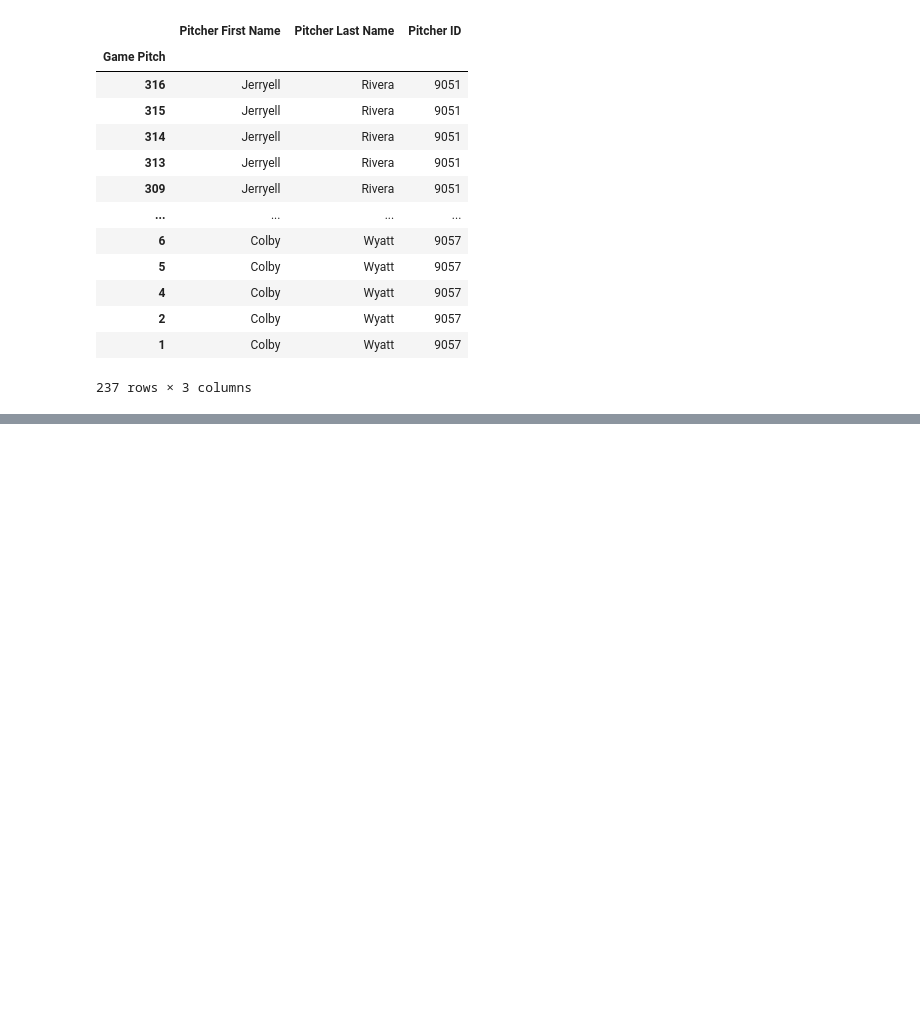
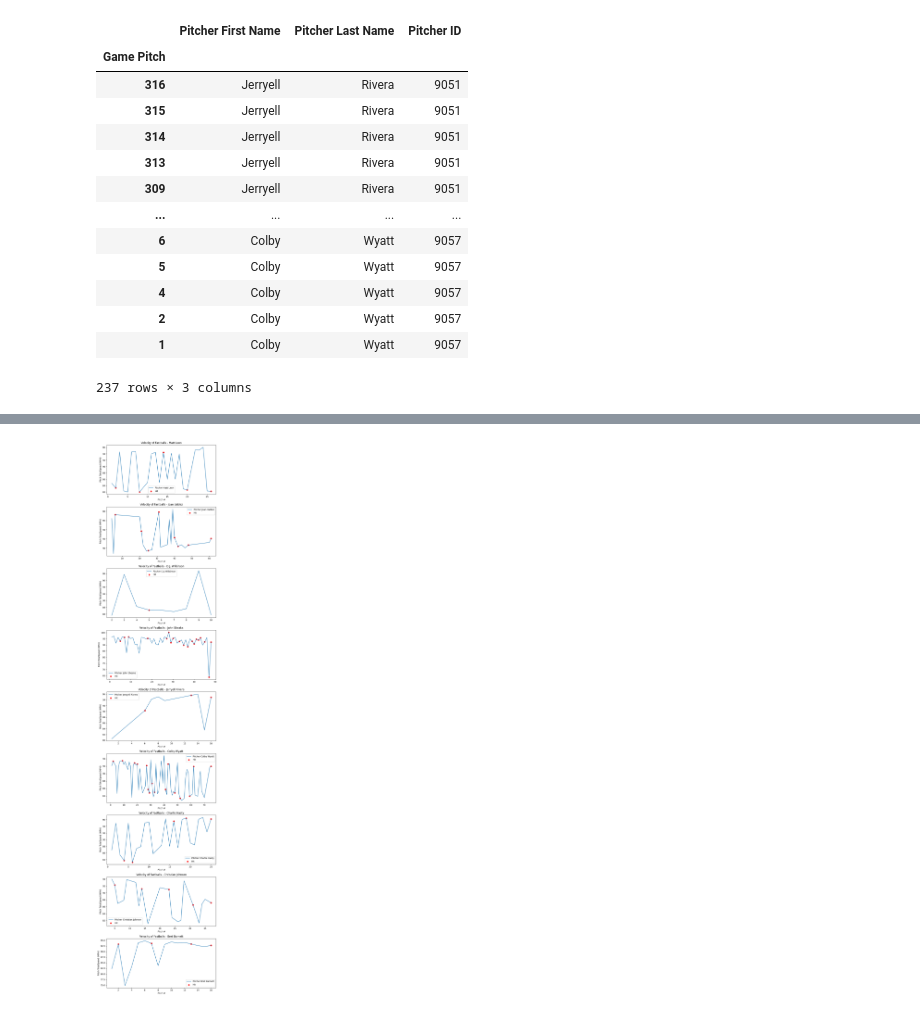
Before and after one commit to esantema/2023-Sioux-Falls-Canaries-Analytics, a Jupyter notebook: Game Analysis.ipynb, the cells around one changed output, grey strips where cells are left out. Saved outputs shown, nothing was run; the diff lists cells and outputs as text; code cells hidden in the pictures; blank space fills up the shorter version.

```diff
--- a/Game Analysis.ipynb
+++ b/Game Analysis.ipynb
@@ -77,5 +74,9 @@ pitchers
 # %%
 fastball = data[data['Pitch Type'] == 'FA']
 changeup = data[data['Pitch Type'] == 'CH']
+slider = data[data['Pitch Type'] == 'SL']
 pitch_types = data['Pitch Type']
 pitch_types_df = pd.DataFrame(pitch_types)
+
+for i, (pitcher_id, group) in enumerate(fastball.groupby('Pitcher ID')):
+    print('Pitcher ID', max('Pitch TotalSpeed(MPH)'))
@@ -82,17 +93,25 @@ pitch_types_df = pd.DataFrame(pitch_types)
 # %%
 num_pitchers = len(data['Pitcher ID'].unique())
 fig, axes = plt.subplots(nrows=num_pitchers, ncols=1, figsize=(8, 4 * num_pitchers))
 
 for i, (pitcher_id, group) in enumerate(data.groupby('Pitcher ID')):
     pitcher_first_name = pitchers.loc[pitchers['Pitcher ID'] == pitcher_id, 'Pitcher First Name'].iloc[0]
     pitcher_last_name = pitchers.loc[pitchers['Pitcher ID'] == pitcher_id, 'Pitcher Last Name'].iloc[0]
     pitcher_name = f"{pitcher_first_name} {pitcher_last_name}"
     ax = axes[i]  # Get the appropriate subplot for the pitcher
     group.plot(x='Pitch Number', y='Pitch TotalSpeed (MPH)', ax=ax, label=f'Pitcher {pitcher_name}')
+
+    # Add markers for hits
+    hits = group[group['Hit Outcomes'].notnull()]
+    if not hits.empty:
+        ax.scatter(hits['Pitch Number'], hits['Pitch TotalSpeed (MPH)'], color='red', marker='o', label='Hit')
+
     ax.set_xlabel('Pitch #')
     ax.set_ylabel('Pitch TotalSpeed (MPH)')
     ax.set_title(f'Velocity of Fastballs - {pitcher_name}')
     ax.legend()
 
 plt.tight_layout()
 plt.show()
+# %% [output]
+[figure, added]
```
Also changed, not shown: parts of 6 cells of this notebook.
